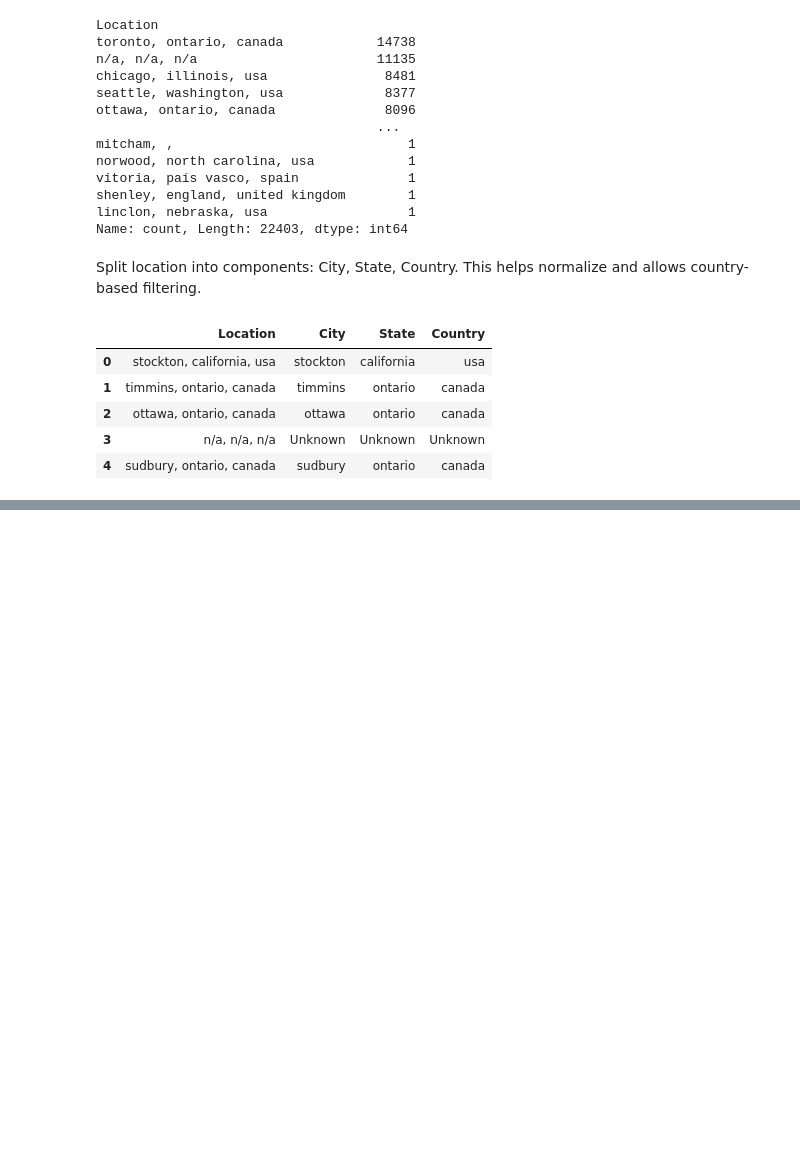
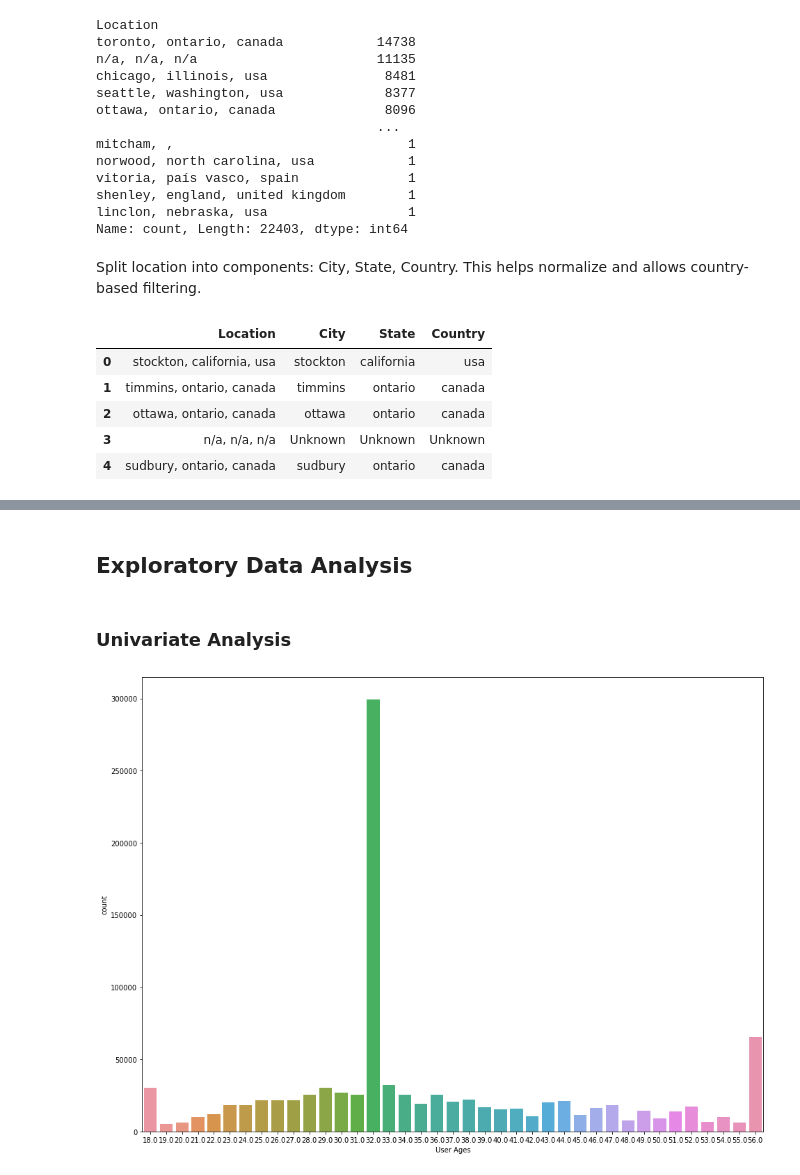
Before and after one commit to ruth-kitasi/Online-Book-Recommender-System, a Jupyter notebook: notebooks/Agatha.ipynb, the cells around one changed output, grey strips where cells are left out. Saved outputs shown, nothing was run; the diff lists cells and outputs as text; code cells hidden in the pictures; blank space fills up the shorter version.

```diff
--- a/notebooks/Agatha.ipynb
+++ b/notebooks/Agatha.ipynb
@@ -383,0 +407,9 @@ merged_df.head(3)
+# %%
+# Remove rows with Year-Of-Publication as 0
+merged_df = merged_df[merged_df['Year-Of-Publication'] != 0]
+
+# Optional: Reset index after deletion
+merged_df.reset_index(drop=True, inplace=True)
+
+# Check if 0 is gone
+print(merged_df['Year-Of-Publication'].unique())
@@ -383,0 +426,13 @@ merged_df.head(3)
+# %% [markdown]
+## Exploratory Data Analysis
+# %% [markdown]
+### Univariate Analysis
+# %%
+import seaborn as sns
+import matplotlib.pyplot as plt
+plt.figure(figsize=(16, 12))
+sns.countplot(x=merged_df['Age'])
+plt.xlabel('User Ages')
+plt.show()
+# %% [output]
+[figure, added]
```
Also changed, not shown: parts of 15 cells of this notebook.
